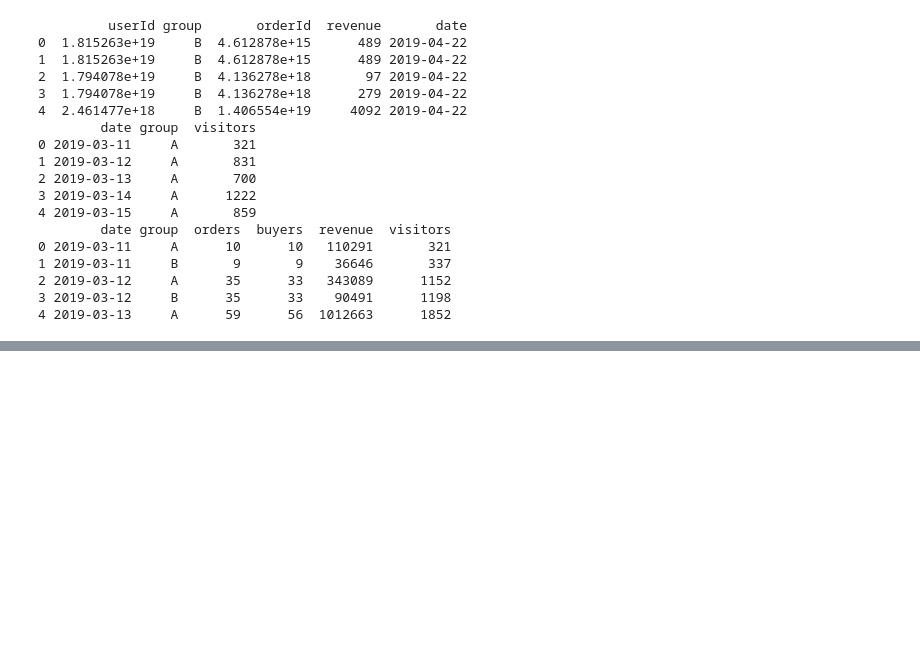
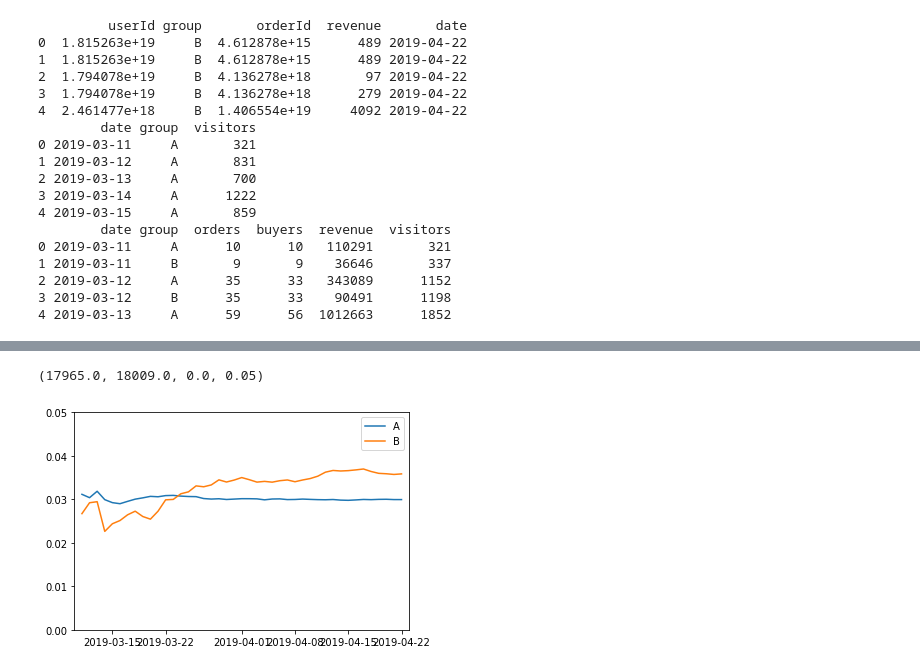
Before and after one commit to parabatareek/DataAnalyst, a Jupyter notebook: Study/Sprint 11 - Принятие решений в бизнесе/3. Анализ результатов AB-теста/4. Стабильность кумулятивных метрик.ipynb, the cells around one changed output, grey strips where cells are left out. Drawn from its saved outputs; the diff is of its cells as text; code cells hidden in the pictures; blank space fills up the shorter version.

```diff
--- a/Study/Sprint 11 - Принятие решений в бизнесе/3. Анализ результатов AB-теста/4. Стабильность кумулятивных метрик.ipynb
+++ b/Study/Sprint 11 - Принятие решений в бизнесе/3. Анализ результатов AB-теста/4. Стабильность кумулятивных метрик.ipynb
@@ -114,0 +192,18 @@ print(cumulativeData.head())
+# %%
+cumulativeData['conversion'] = cumulativeData['orders'] / cumulativeData['visitors']
+cumulativeDataA = cumulativeData[cumulativeData['group'] == 'A']
+cumulativeDataB = cumulativeData[cumulativeData['group'] == 'B']
+
+plt.plot(cumulativeDataA['date'],
+         cumulativeDataA['conversion'],
+         label='A')
+
+plt.plot(cumulativeDataB['date'],
+         cumulativeDataB['conversion'],
+         label='B')
+plt.legend()
+
+plt.axis([dt.datetime(2019, 3, 10), dt.datetime(2019, 4, 23), 0, 0.05])
+# %% [output]
+(17965.0, 18009.0, 0.0, 0.05)
+[figure, added]
```
Also changed, not shown: parts of 11 cells of this notebook, 2 other files.
